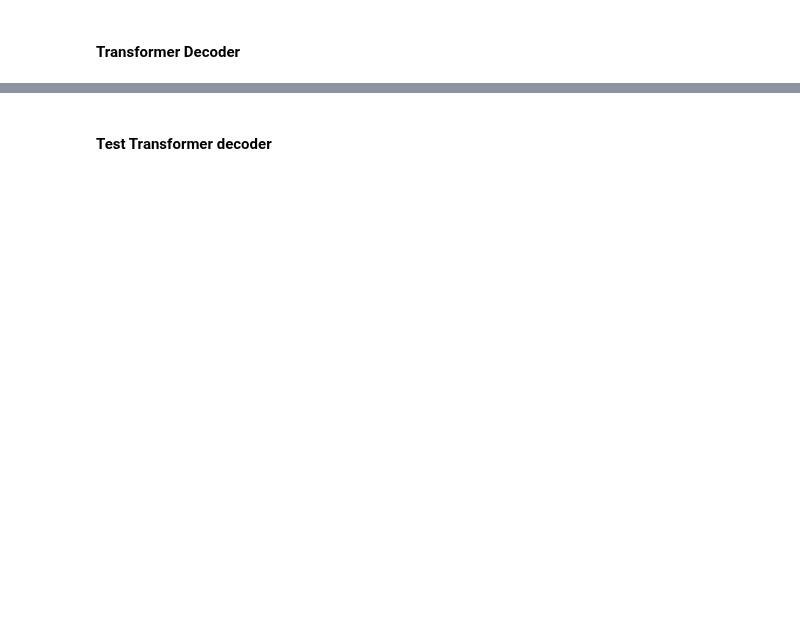
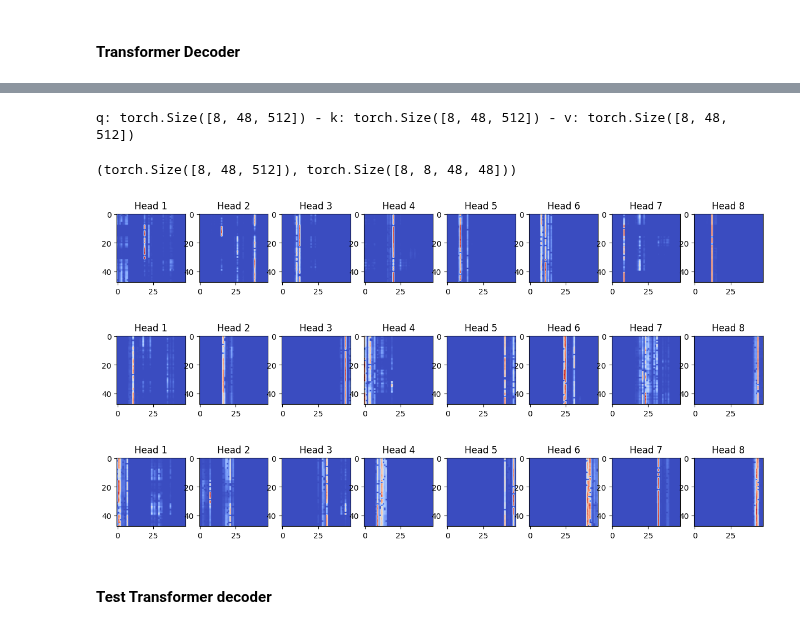
Before and after one commit to dric2018/smf_be, a Jupyter notebook: notebooks/Model.ipynb, the cells around one changed output, grey strips where cells are left out. Saved outputs shown, nothing was run; the diff lists cells and outputs as text; code cells hidden in the pictures; blank space fills up the shorter version.

```diff
--- a/notebooks/Model.ipynb
+++ b/notebooks/Model.ipynb
@@ -358,2 +344,9 @@ tokenized_inputs.shape
 # %% [markdown]
 ### Decoder
+# %%
+pos_encoding = PositionalEncoder().cuda()
+# %%
+pos_enc = pos_encoding(tokenized_inputs)
+print(pos_enc.shape)
+
+learned_tokens = tokenized_inputs + pos_enc
@@ -614,0 +563,4 @@ NameError: name 'feheh' is not defined
+# %%
+mha = MultiHeadAttention().cuda()
+print(mha)
+summary(mha)
@@ -615,3 +591,18 @@ NameError: name 'feheh' is not defined
+# %%
+mem, attn_w = mha(q=learned_tokens, k=learned_tokens, v=learned_tokens, return_weights=True)
+
+mem.shape, attn_w.shape
+# %% [output]
+q: torch.Size([8, 48, 512]) - k: torch.Size([8, 48, 512]) - v: torch.Size([8, 48, 512])
+(torch.Size([8, 48, 512]), torch.Size([8, 8, 48, 48]))
+# %%
+plot_self_attention(attn_w)
+plot_self_attention(attn_w, example_idx=2)
+plot_self_attention(attn_w, example_idx=4)
+# %% [output]
+[figure, added]
+[figure, added]
+[figure, added]
 # %% [markdown]
 #### Test Transformer decoder
 # %%
```
Also changed, not shown: parts of 22 cells of this notebook, 4 other files.
